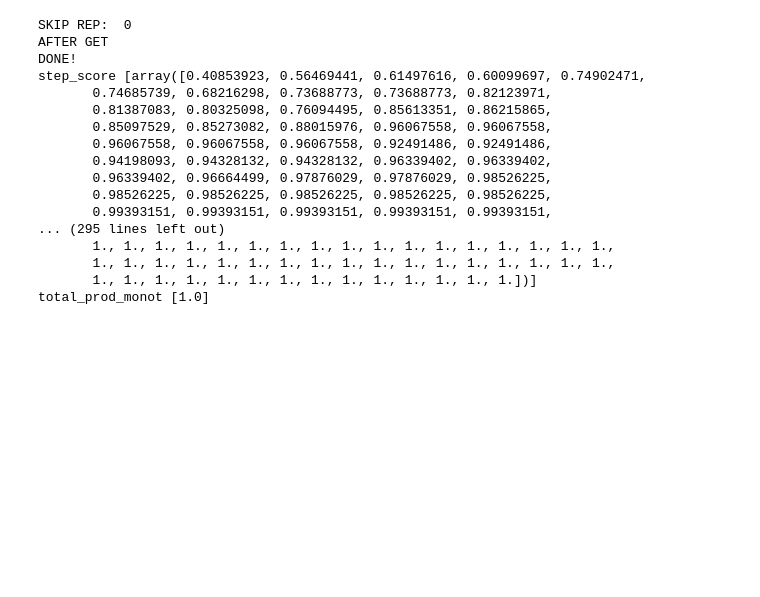
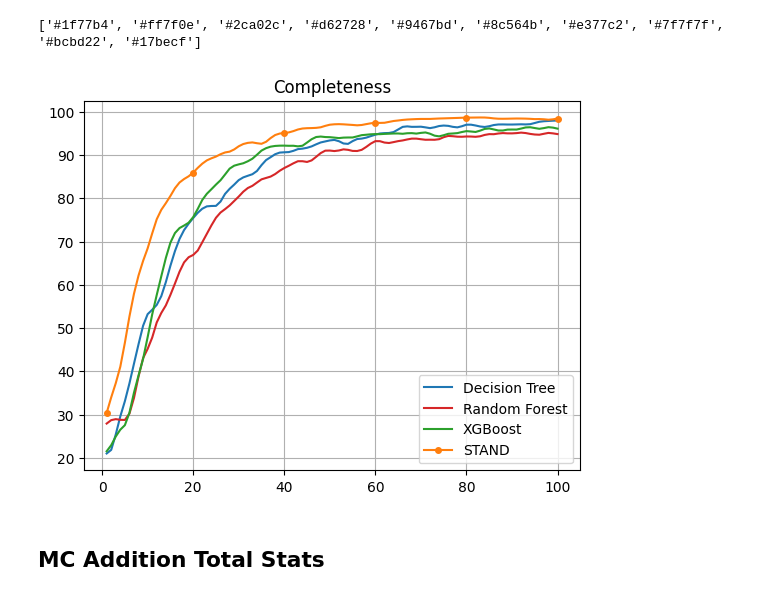
Before and after one commit to DannyWeitekamp/stand_eval, a Jupyter notebook: Plots.ipynb, the cells around one changed output. Saved outputs shown, nothing was run; the diff lists cells and outputs as text; code cells hidden in the pictures; blank space fills up the shorter version.

```diff
--- a/Plots.ipynb
+++ b/Plots.ipynb
@@ -58,24 +20,2 @@ PERCENTS(correct:34.62%, incorrect:30.77%, hint:34.62%, assistance:65.38%)
-# %%
-stats, wp_stats, cert_stats = train_or_load_condition("mc", "decision_tree", False, n_prob=100, reps=3)
-stats, wp_stats, cert_stats = train_or_load_condition("mc", "random_forest", False, n_prob=100, reps=1)
-stats, wp_stats, cert_stats = train_or_load_condition("mc", "stand", False, n_prob=100, reps=1)
-# %% [output]
-SKIP REP:  0
-AFTER GET
-DONE!
-step_score [array([0.40853923, 0.56469441, 0.61497616, 0.60099697, 0.74902471,
-       0.74685739, 0.68216298, 0.73688773, 0.73688773, 0.82123971,
-       0.81387083, 0.80325098, 0.76094495, 0.85613351, 0.86215865,
-       0.85097529, 0.85273082, 0.88015976, 0.96067558, 0.96067558,
-       0.96067558, 0.96067558, 0.96067558, 0.92491486, 0.92491486,
-       0.94198093, 0.94328132, 0.94328132, 0.96339402, 0.96339402,
-       0.96339402, 0.96664499, 0.97876029, 0.97876029, 0.98526225,
-       0.98526225, 0.98526225, 0.98526225, 0.98526225, 0.98526225,
-       0.99393151, 0.99393151, 0.99393151, 0.99393151, 0.99393151,
-... (295 lines left out)
-       1., 1., 1., 1., 1., 1., 1., 1., 1., 1., 1., 1., 1., 1., 1., 1., 1.,
-       1., 1., 1., 1., 1., 1., 1., 1., 1., 1., 1., 1., 1., 1., 1., 1., 1.,
-       1., 1., 1., 1., 1., 1., 1., 1., 1., 1., 1., 1., 1., 1.])]
-total_prod_monot [1.0]
 # %%
 mc_conditions = {
@@ -116 +73,45 @@ def print_stats(conditions, grp, name):
+# %%
+
+import matplotlib.pyplot as plt
+import numpy as np
+
+colors = ['#1f77b4', '#ff7f0e', '#2ca02c', '#d62728', '#9467bd', '#8c564b', '#e377c2', '#7f7f7f', '#bcbd22', '#17becf']
+print(plt.rcParams['axes.prop_cycle'].by_key()['color'])
+
+cond_colors = {
+    "decision_tree" : colors[0],
+    "random_forest" : colors[3],
+    "xg_boost" : colors[2],
+    "stand" : colors[1], # Orange
+}
+
+cond_labels = {
+    "decision_tree" : "Decision Tree",
+    "random_forest" : "Random Forest",
+    "xg_boost" : "XGBoost",
+    "stand" : "STAND",
+}
+
+cond_marker_props = {
+    "stand" : {"marker" : ".", "markersize" : 8, "markevery" : [0,19,39,59,79, -1]}
+}
+
+def plot_stat(conditions, stat, grp=1, title=None):
+    title = title if title else stat
+    for cond, curve in stats_by_cond(conditions, grp, stat).items():
+        when, has_proc = cond
+        plt.plot(np.arange(1,len(curve)+1), gauss(curve*100), color=cond_colors.get(when, "grey"),
+                 label=cond_labels.get(when, when), **cond_marker_props.get(when, {}))
+    plt.grid()
+    plt.title(title)
+    plt.legend()
+    plt.show()
+
+
+plot_stat(mc_conditions, "completeness", 0, "Completeness")
+# %% [output]
+['#1f77b4', '#ff7f0e', '#2ca02c', '#d62728', '#9467bd', '#8c564b', '#e377c2', '#7f7f7f', '#bcbd22', '#17becf']
+[figure, added]
+# %% [markdown]
+## MC Addition Total Stats
 # %%
```
Also changed, not shown: parts of 16 cells of this notebook, 5 other files.
